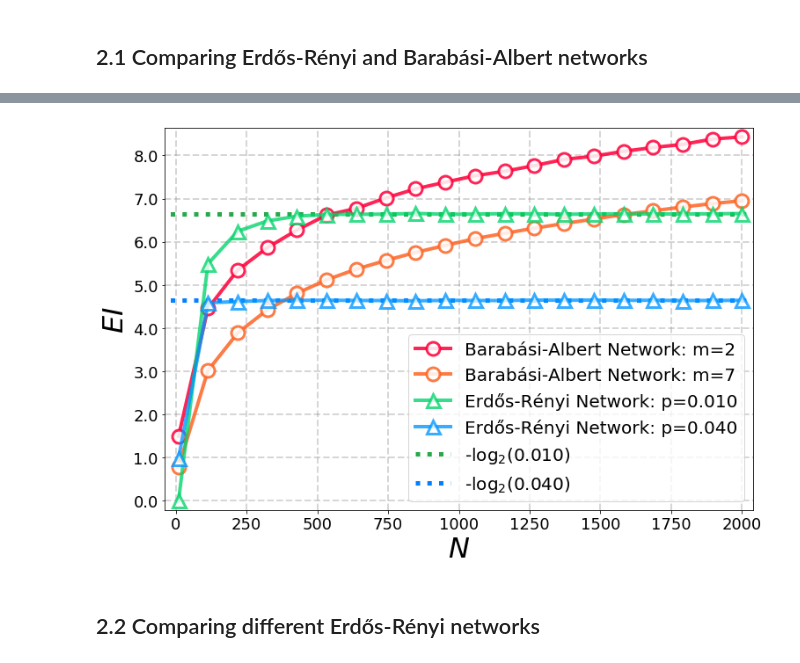
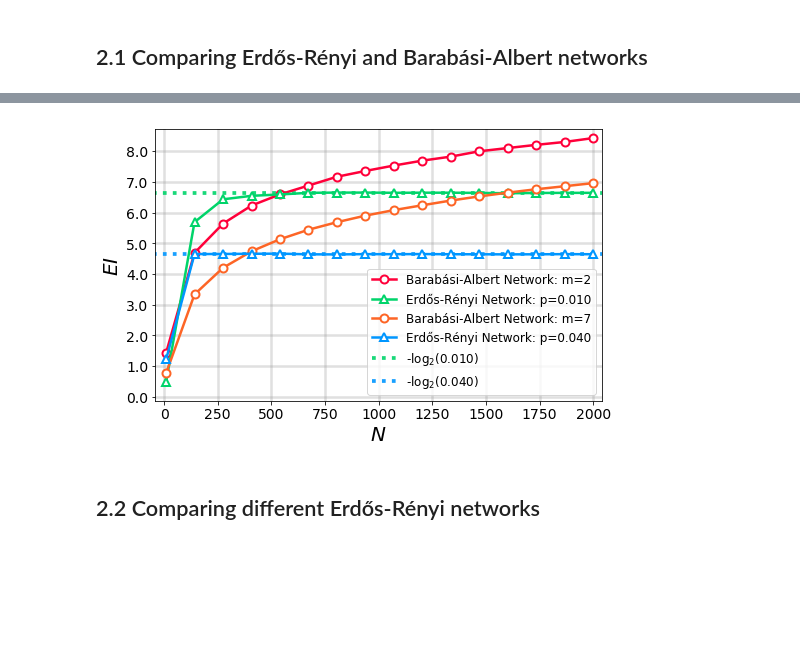
Before and after one commit to jkbren/einet, a Jupyter notebook: code/Chapter 02 - Network Size and Effective Information.ipynb, the cells around one changed output, grey strips where cells are left out. Cells and saved outputs as stored; diff of their text form; code cells hidden in the pictures; blank space fills up the shorter version.

```diff
--- a/code/Chapter 02 - Network Size and Effective Information.ipynb
+++ b/code/Chapter 02 - Network Size and Effective Information.ipynb
@@ -49 +43,10 @@ The picture that begins to emerge is that $EI$ is inextricably linked to the pat
+# %%
+Nmax = 2000
+Nmin = 10
+Nval = 16
+n_sim = 4
+
+ms = [2, 7]
+ps = [0.01, 0.04]
+network_sizes = np.linspace(Nmin, Nmax, Nval, dtype=int)
 # %%
@@ -75,45 +100,51 @@ for i in range(len(ms)):
 # %%
-fig, ax0 = plt.subplots(1,1,figsize=(12,8))
+maxy_ba = max([max(ei_ba[0]),max(ei_ba[1])])
+maxy_er = max([max(ei_er[0]),max(ei_er[1])])
+maxy = max(maxy_ba,maxy_er)
+m_size = 8
+lw = 2.5
+mew = 2
+ba_col = ["#ff003a","#fd6526"]
+er_col = ["#00d46a","#0096ff"]
 
-ax0.plot(network_sizes, ei_ba[0], alpha=0.86, marker='o',
-         markersize=15.0, color="#ff003a", markerfacecolor='w',
-         markeredgewidth=3, linewidth=4.0,
-         label="Barabási-Albert Network: m=%s"%ms[0])
-ax0.plot(network_sizes, ei_ba[1], alpha=0.86, marker='o',
-         markersize=15.0, color="#fd6526", markerfacecolor='w',
-         markeredgewidth=3, linewidth=4.0,
-         label="Barabási-Albert Network: m=%s"%ms[1])
-ax0.plot(network_sizes, ei_er[0], alpha=0.78, marker='^',
-         markersize=15.0, color="#00d46a", markerfacecolor='w',
-         markeredgewidth=3, linewidth=4.0,
-         label="Erdős-Rényi Network: p=%.3f"%ps[0])
-ax0.hlines(-np.log2(ps[0]), -100, max(network_sizes)+100,
-           alpha=0.89, linestyles=':', color="#0d9e35",
-           linewidth=5.0, label=r"-log$_2$(%.3f)"%ps[0])
-ax0.plot(network_sizes, ei_er[1], alpha=0.78, marker='^',
-         markersize=15.0, color="#0096ff", markerfacecolor='w',
-         markeredgewidth=3, linewidth=4.0,
-         label="Erdős-Rényi Network: p=%.3f"%ps[1])
-ax0.hlines(-np.log2(ps[1]), -100, max(network_sizes)+100,
-           alpha=0.99, linestyles=':', color="#007dff",
-           linewidth=5.0, label=r"-log$_2$(%.3f)"%ps[1])
 
-ax0.set_xlabel("$N$", size=32)
-ax0.set_ylabel("$EI$", size=32)
-ax0.set_xticks(np.linspace(0,N,9))
-ax0.set_xticklabels(["%i"%i for i in np.linspace(0,N,9)], fontsize=18)
-ax0.set_yticks(np.linspace(0,8,9))
-ax0.set_yticklabels(["%.1f"%i for i in np.linspace(0,8,9)], fontsize=18)
-ax0.set_ylim(-0.025*max(ei_ba[0]),max(ei_ba[0])*1.025)
-ax0.set_xlim(-0.02*N, N*1.02)
-ax0.grid(True, linestyle='--', color='#999999', linewidth=2.0, alpha=0.4)
-ax0.legend(fontsize=20)
+fig, ax0 = plt.subplots(1,1,figsize=(8,5))
+
+for i in range(len(ms)):
+    ax0.plot(
+        network_sizes, ei_ba[i], marker='o', markersize=m_size,
+        color=ba_col[i], markerfacecolor='w', markeredgewidth=mew,
+        linewidth=lw, label="Barabási-Albert Network: m=%s"%ms[i])
+    ax0.plot(
+        network_sizes, ei_er[i], marker='^', markersize=m_size,
+        color=er_col[i], markerfacecolor='w', markeredgewidth=mew,
+        linewidth=lw, label="Erdős-Rényi Network: p=%.3f"%ps[i])
+    ax0.hlines(
+        -np.log2(ps[i]), -100, max(network_sizes)+100,
+        linestyles=':', color=er_col[i], alpha=0.9,
+        linewidth=lw*1.5, label=r"-log$_2$(%.3f)"%ps[i])
+
+ax0.set_xlabel("$N$", size=20)
+ax0.set_ylabel("$EI$", size=20)
+
+ax0.set_xticks(np.linspace(0,Nmax,9))
+ax0.set_xticklabels(
+    ["%i"%i for i in np.linspace(0,Nmax,9)], fontsize=14)
+
+ax0.set_yticks(np.linspace(0,int(maxy),9))
+ax0.set_yticklabels(
+    ["%.1f"%i for i in np.linspace(0,int(maxy),9)], fontsize=14)
+
+ax0.set_ylim(-0.015*maxy, maxy*1.035)
+ax0.set_xlim(-0.02*Nmax, Nmax*1.02)
+ax0.grid(linestyle='-', color='#999999', linewidth=lw, alpha=0.3)
+ax0.legend(fontsize=12)
 
 if save:
     plt.savefig("../figs/pngs/EI_compareERBA.png", dpi=425, bbox_inches='tight')
     plt.savefig("../figs/pdfs/EI_compareERBA.pdf", bbox_inches='tight')
 plt.show()
 # %% [output]
-[figure, old version]
+[figure, new version]
 # %% [markdown]
 ## 2.2 Comparing different Erdős-Rényi networks
```
Also changed, not shown: parts of 17 cells of this notebook, 23 other files.
